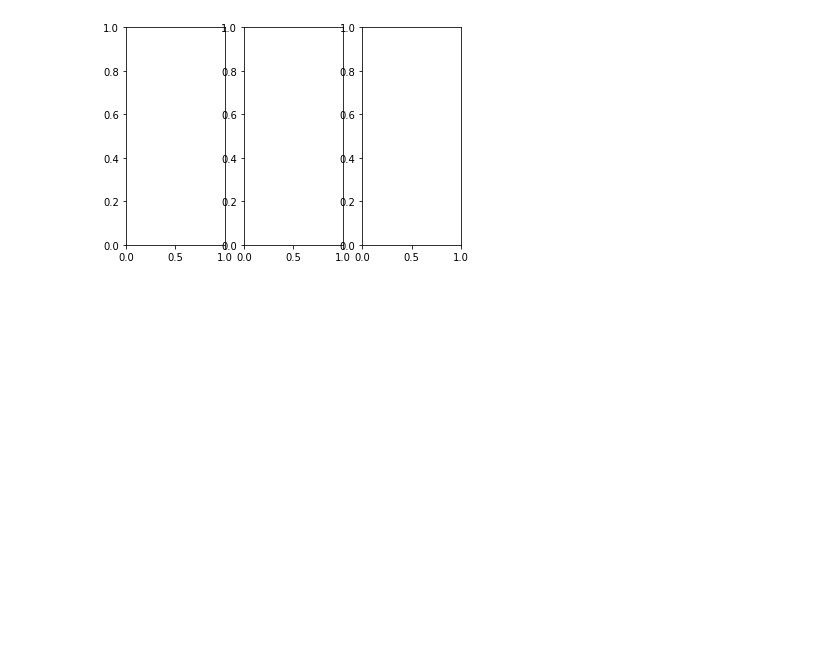
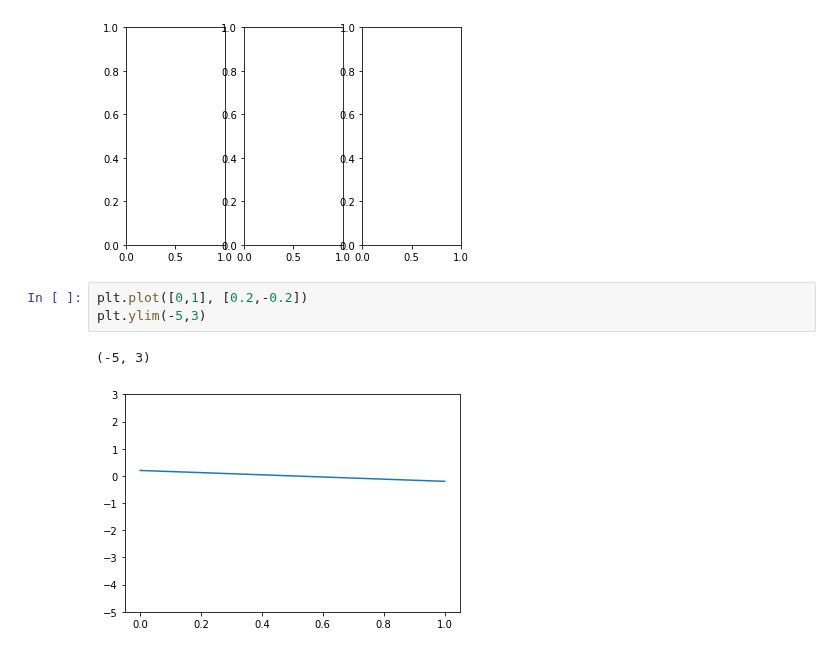
Before and after one commit to yzjing/ao3_old, a Jupyter notebook: exps/20190319_results_generation/gam.ipynb, the cells around one changed output. Saved outputs shown, nothing was run; the diff lists cells and outputs as text; blank space fills up the shorter version.

```diff
--- a/exps/20190319_results_generation/gam.ipynb
+++ b/exps/20190319_results_generation/gam.ipynb
@@ -175,3 +213,9 @@ for i, ax in enumerate(axs):
   7.75686658  7.82601585  7.89333802  7.95941044]
 <Figure size 432x288 with 0 Axes>
 [figure]
+# %%
+plt.plot([0,1], [0.2,-0.2])
+plt.ylim(-5,3)
+# %% [output]
+(-5, 3)
+[figure, added]
```
Also changed, not shown: parts of 7 cells of this notebook, 4 other files.
